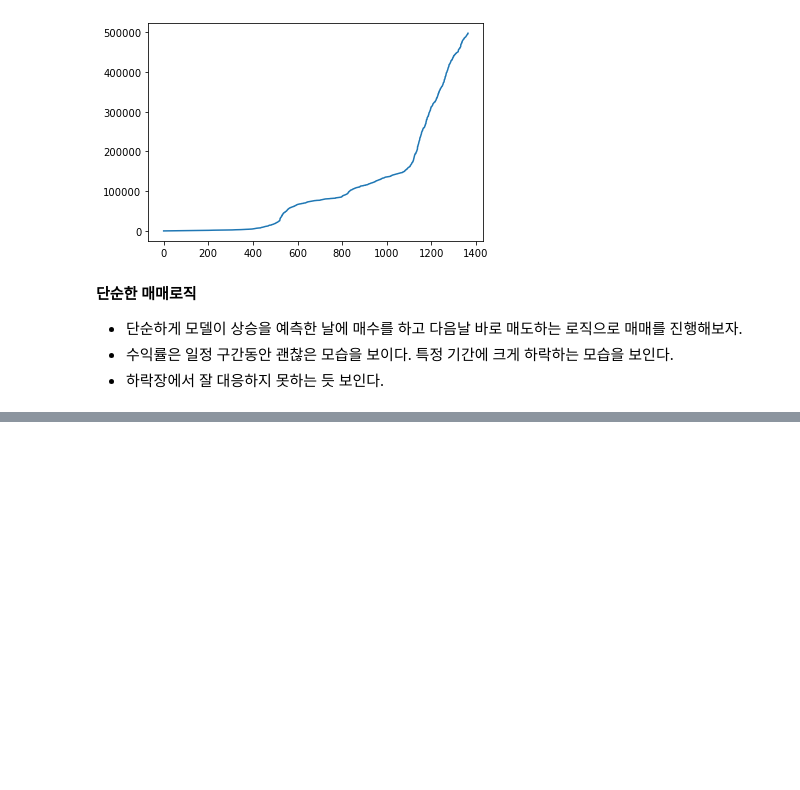
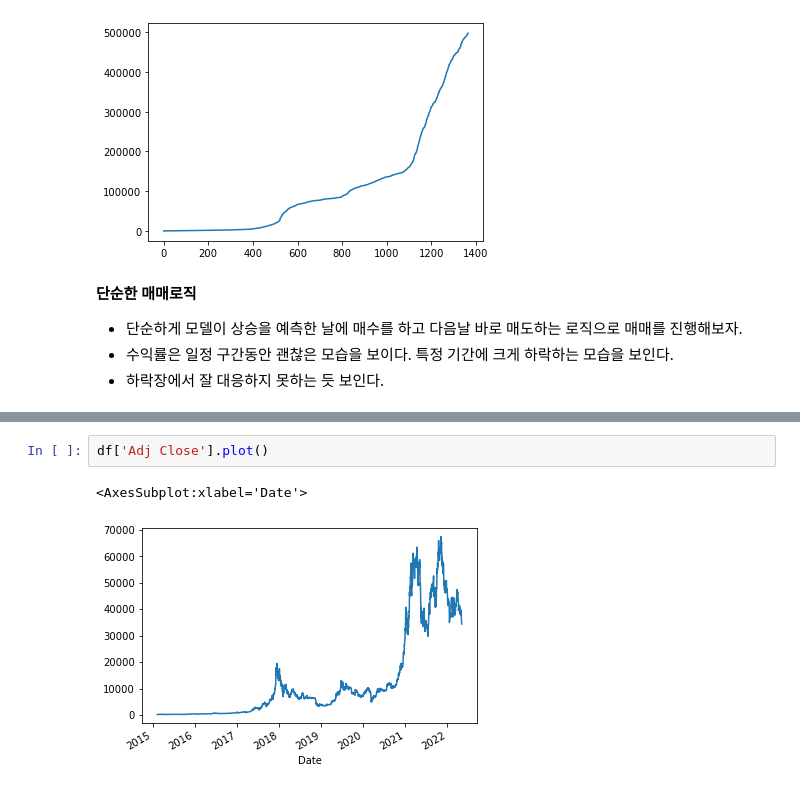
Before and after one commit to Think-JIn99/All-about-Market, a Jupyter notebook: trading/Jeong/machine_trade/model/only_btc/model_test_classify.ipynb, the cells around one changed output, grey strips where cells are left out. Saved outputs shown, nothing was run; the diff lists cells and outputs as text; blank space fills up the shorter version.

```diff
--- a/trading/Jeong/machine_trade/model/only_btc/model_test_classify.ipynb
+++ b/trading/Jeong/machine_trade/model/only_btc/model_test_classify.ipynb
@@ -313,0 +351,5 @@ ax_sub.set_xlim(new_df.index[-200], new_df.index[-SIZE])
+# %%
+df['Adj Close'].plot()
+# %% [output]
+<AxesSubplot:xlabel='Date'>
+[figure, added]
```
Also changed, not shown: parts of 15 cells of this notebook.
